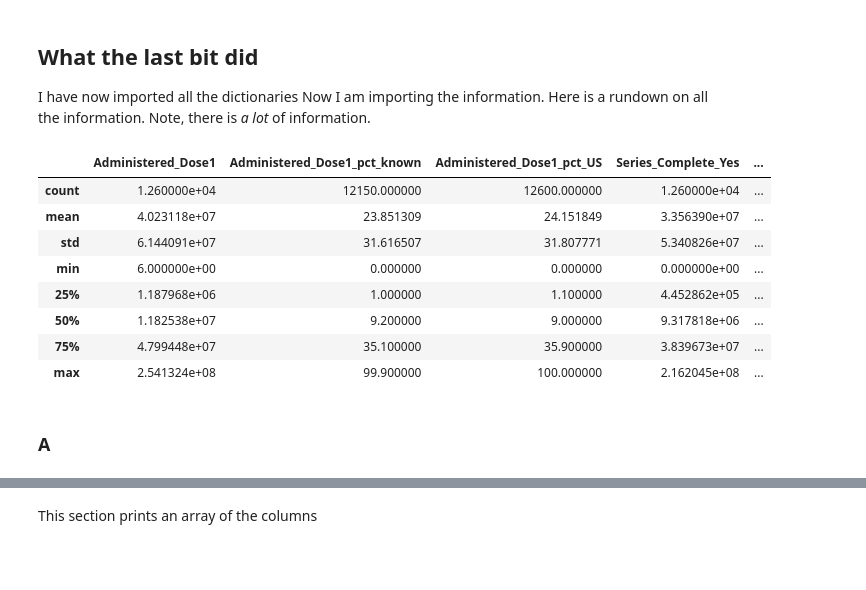
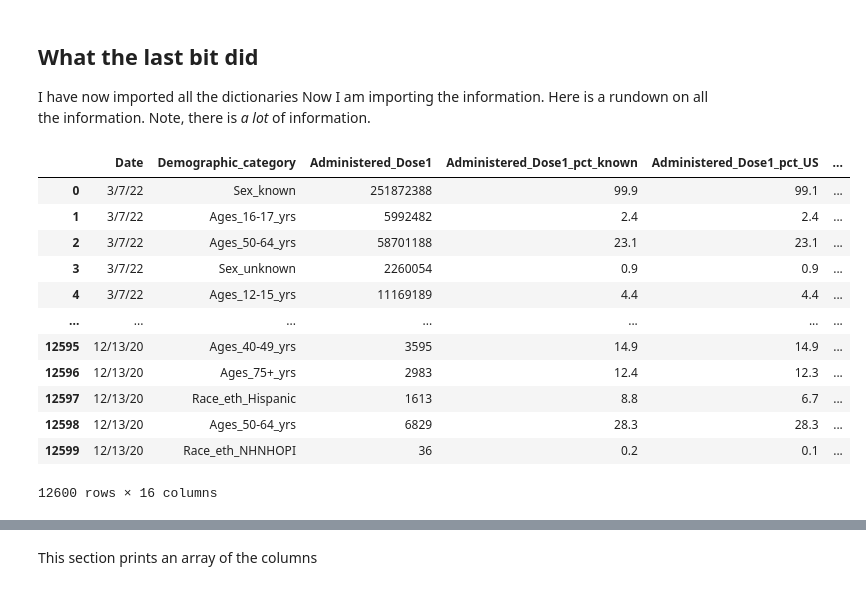
Before and after one commit to LeoraKelseyBrandeis/cs103a-cpa01, a Jupyter notebook: cpa01.ipynb, the cells around one changed output, grey strips where cells are left out. Saved outputs shown, nothing was run; the diff lists cells and outputs as text; code cells hidden in the pictures; blank space fills up the shorter version.

```diff
--- a/cpa01.ipynb
+++ b/cpa01.ipynb
@@ -21,16 +21,18 @@ I have now imported all the dictionaries
 Now I am importing the information. Here is a rundown on all the information. Note, there is _a lot_ of information.
 # %%
 info = pd.read_csv('COVID-19_Vaccination_Demographics_in_the_United_States_National.csv')
-info.describe()
+info
 # %% [output]
-|  | Administered_Dose1 | Administered_Dose1_pct_known | Administered_Dose1_pct_US | Series_Complete_Yes | ... |
-| count | 1.260000e+04 | 12150.000000 | 12600.000000 | 1.260000e+04 | ... |
-| mean | 4.023118e+07 | 23.851309 | 24.151849 | 3.356390e+07 | ... |
-| std | 6.144091e+07 | 31.616507 | 31.807771 | 5.340826e+07 | ... |
-| min | 6.000000e+00 | 0.000000 | 0.000000 | 0.000000e+00 | ... |
-| 25% | 1.187968e+06 | 1.000000 | 1.100000 | 4.452862e+05 | ... |
-| 50% | 1.182538e+07 | 9.200000 | 9.000000 | 9.317818e+06 | ... |
-| 75% | 4.799448e+07 | 35.100000 | 35.900000 | 3.839673e+07 | ... |
-| max | 2.541324e+08 | 99.900000 | 100.000000 | 2.162045e+08 | ... |
+|  | Date | Demographic_category | Administered_Dose1 | Administered_Dose1_pct_known | Administered_Dose1_pct_US | ... |
+| 0 | 3/7/22 | Sex_known | 251872388 | 99.9 | 99.1 | ... |
+| 1 | 3/7/22 | Ages_16-17_yrs | 5992482 | 2.4 | 2.4 | ... |
+| 2 | 3/7/22 | Ages_50-64_yrs | 58701188 | 23.1 | 23.1 | ... |
+| 3 | 3/7/22 | Sex_unknown | 2260054 | 0.9 | 0.9 | ... |
+| 4 | 3/7/22 | Ages_12-15_yrs | 11169189 | 4.4 | 4.4 | ... |
+| ... | ... | ... | ... | ... | ... | ... |
+| 12595 | 12/13/20 | Ages_40-49_yrs | 3595 | 14.9 | 14.9 | ... |
+| 12596 | 12/13/20 | Ages_75+_yrs | 2983 | 12.4 | 12.3 | ... |
+| 12597 | 12/13/20 | Race_eth_Hispanic | 1613 | 8.8 | 6.7 | ... |
+| 12598 | 12/13/20 | Ages_50-64_yrs | 6829 | 28.3 | 28.3 | ... |
+| 12599 | 12/13/20 | Race_eth_NHNHOPI | 36 | 0.2 | 0.1 | ... |
+12600 rows × 16 columns
-# %% [markdown]
-### A
```
Also changed, not shown: parts of 16 cells of this notebook.
